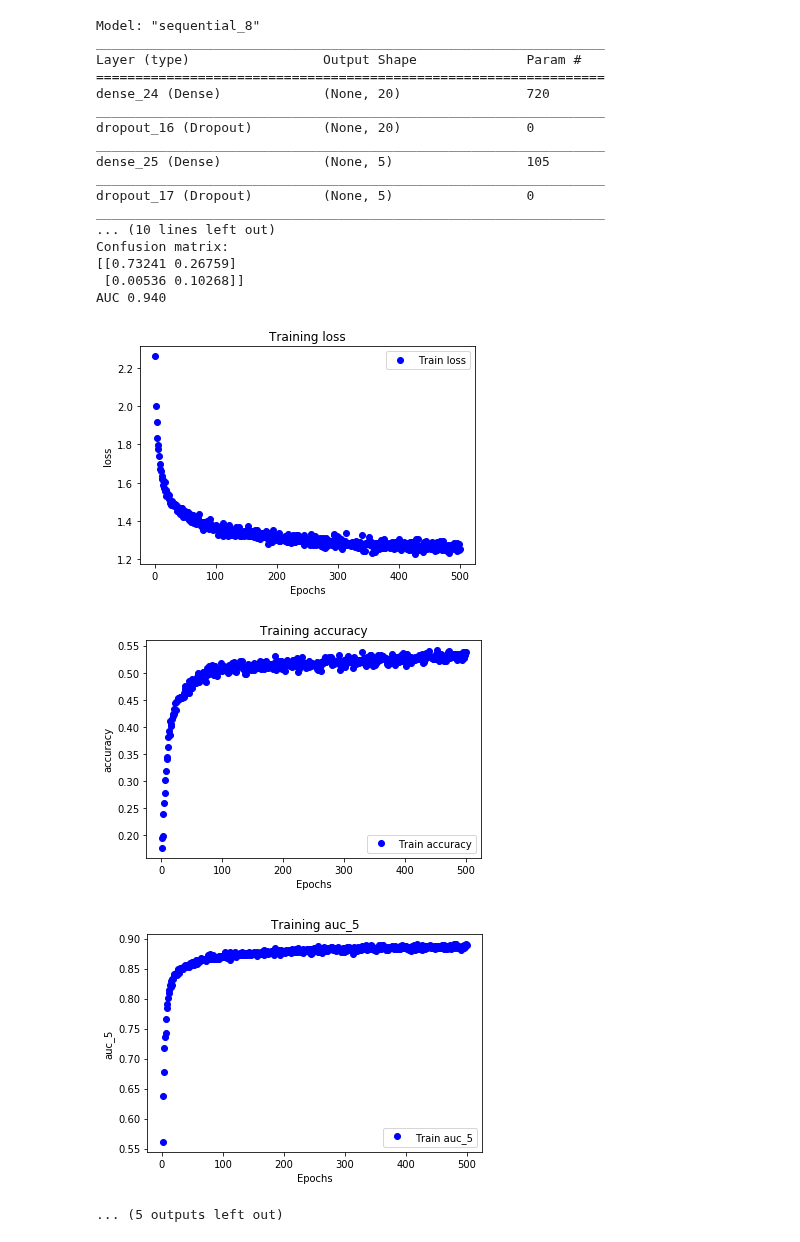
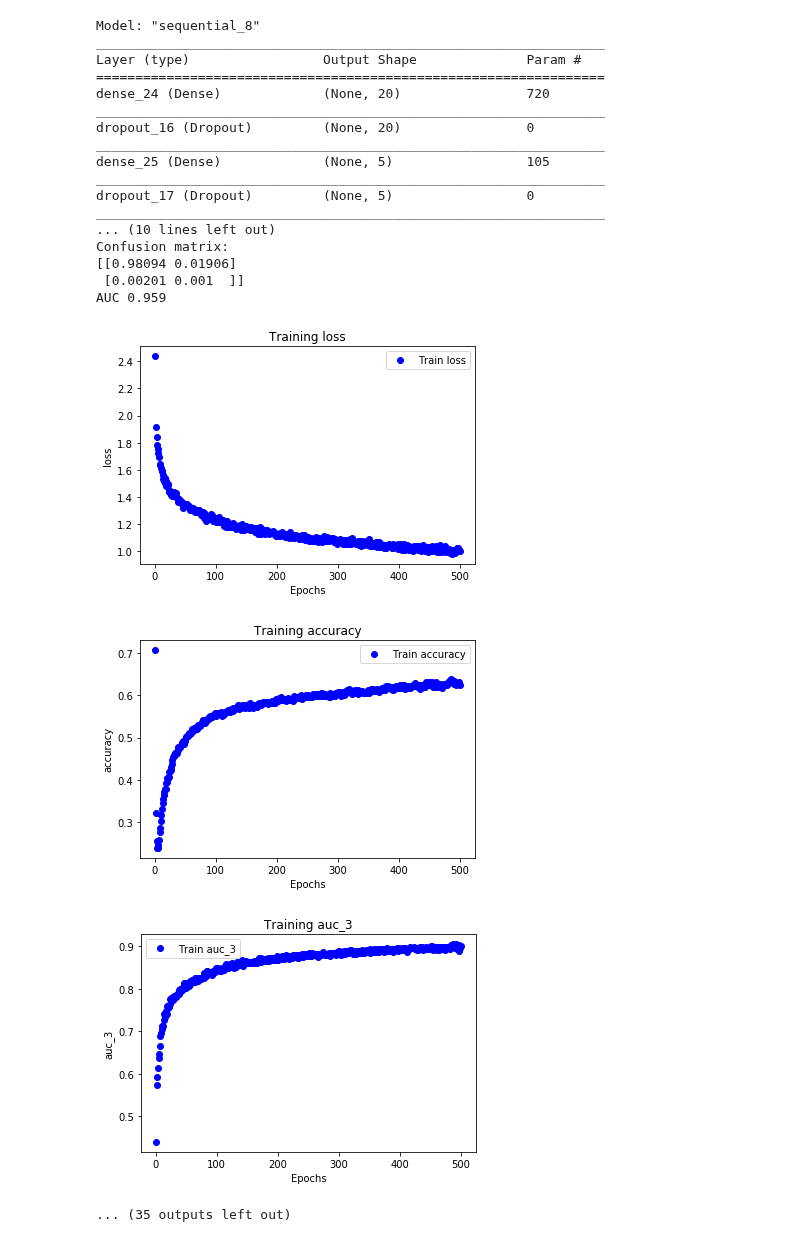
Before and after one commit to davidemariani/networkAnalysisForML, a Jupyter notebook: 15_MLP_p90.ipynb, the cells around one changed output. Drawn from its saved outputs; the diff is of its cells as text; code cells hidden in the pictures.

```diff
--- a/15_MLP_p90.ipynb
+++ b/15_MLP_p90.ipynb
@@ -15,13 +15,13 @@ from scripts_ml.ann_utils import *
 preproc_folder = "enriched_time_seq"
 datafolder = "../data/preproc_traintest/"+preproc_folder+'/'
 prefix_time_seq = 'time_2018-04-30_p90_bg_'
-valid_code = '_val_24000_6000_'
-postfix_time_seq_val = '_190815_70'
-postfix_time_seq = '_190812_1616'
+valid_code = '_val_26000_2000_'
+postfix_time_seq_val = '_190824_1722'
+postfix_time_seq = '_190824_1230'
 preproc_folder = "enriched_time_seq"
 datafolder = "../data/preproc_traintest/"+preproc_folder+'/'
 indexfile = '_fold_indexes'
-expname = "MLP_"+preproc_folder+valid_code.split('_val_')[1][:-1]+"_p90"
+expname = "MLP_"+preproc_folder+valid_code.split('_val_')[1][:-1]+"_opt_p90"
 # %%
 experiment = mlp_exp_timeseq(datafolder, prefix_time_seq, postfix_time_seq,
                 postfix_time_seq_val, valid_code, indexfile,
@@ -36,7 +36,7 @@ experiment = mlp_exp_timeseq(datafolder, prefix_time_seq, postfix_time_seq,
                          to_monitor=('accuracy', 0.9),
                          validation_ep=True,
                          epochs=500,
-                         batch_size=64,
+                         batch_size=2048,
                          use_batch_and_steps=False,
                          class_1_weight=25,
                          pred_threshold = 0.55,
@@ -89,21 +89,21 @@ AUC 0.906
 Model: "sequential_8"
 _________________________________________________________________
 Layer (type)                 Output Shape              Param #
 =================================================================
 dense_24 (Dense)             (None, 20)                720
 _________________________________________________________________
 dropout_16 (Dropout)         (None, 20)                0
 _________________________________________________________________
 dense_25 (Dense)             (None, 5)                 105
 _________________________________________________________________
 dropout_17 (Dropout)         (None, 5)                 0
 _________________________________________________________________
 ... (10 lines left out)
 Confusion matrix:
-[[0.73241 0.26759]
- [0.00536 0.10268]]
-AUC 0.940
+[[0.98094 0.01906]
+ [0.00201 0.001  ]]
+AUC 0.959
-[figure, old version]
+[figure, new version]
-[figure, old version]
+[figure, new version]
-[figure, old version]
+[figure, new version]
-... (5 outputs left out)
+... (35 outputs left out)
```
Also changed, not shown: parts of 1 cell of this notebook, 1 other file.
